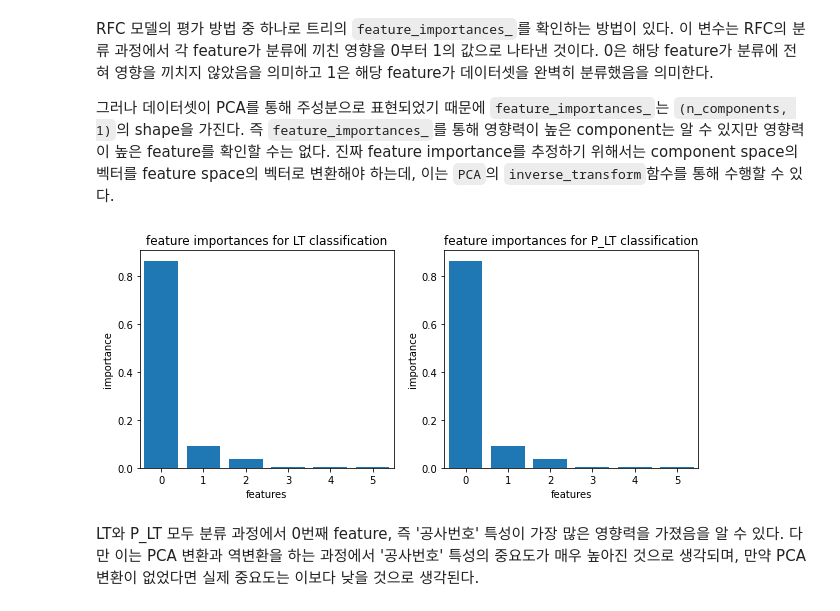
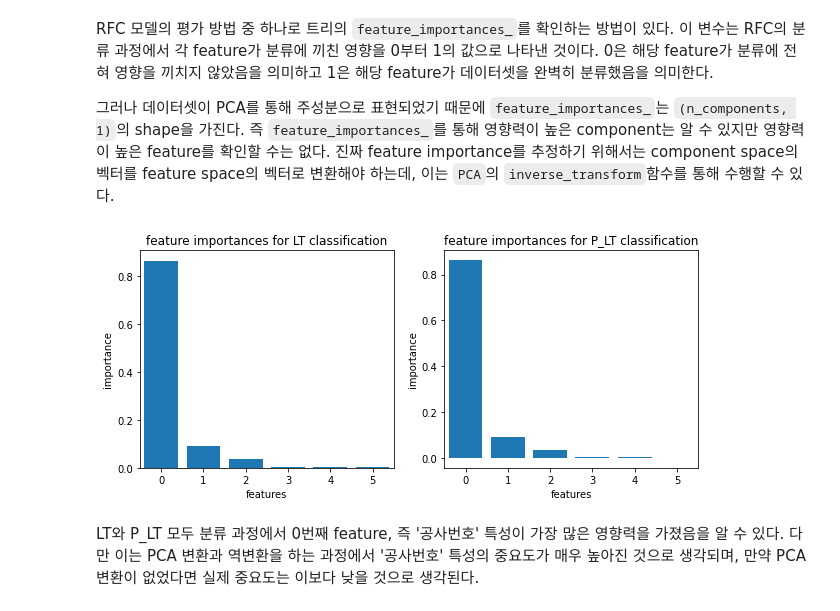
Before and after one commit to doyle34/SNU_SPM_ML, a Jupyter notebook: Assignment_2.ipynb, the cells around one changed output. Drawn from its saved outputs; the diff is of its cells as text; code cells hidden in the pictures.

````diff
--- a/Assignment_2.ipynb
+++ b/Assignment_2.ipynb
@@ -21,7 +28,7 @@ from sklearn.pipeline import Pipeline
 
 csv 파일을 읽고 ```pandas.DataFrame``` 형식으로 저장한다.
 # %%
-csv_pd = pd.read_csv('DSME_assembly.csv', delimiter=',')
+csv_pd = pd.read_csv('/content/SNU_SPM_ML/DSME_assembly.csv', delimiter=',')
 csv_pd.head()
 # %% [output]
 |  | Unnamed: 0 | 공사번호 | 블록 | 공정 | 블록타입 | 선종 | BLK_WT | BLK_LNTH | BLK_BDTH | BLK_HGHT | ... |
@@ -313,17 +318,17 @@
 # %%
 fig, axes = plt.subplots(1, 2, figsize=(10,4))
 
 for ax, pca, fi, label in zip(axes.ravel(), pcas, feature_importances ,['LT','P_LT']):
     feature_inv = pca.inverse_transform(fi)
-    ax.bar(range(len(feature_names)), LT_feature_inv / sum(LT_feature_inv))
+    ax.bar(range(len(feature_names)), feature_inv / sum(feature_inv))
     ax.set_title('feature importances for %s classification' % label)
     ax.set_xlabel('features')
     ax.set_ylabel('importance')
     ax.set_xlim(-0.5, 5.5)
 
 plt.show()
 # %% [output]
-[figure, old version]
+[figure, new version]
 # %% [markdown]
 LT와 P_LT 모두 분류 과정에서 0번째 feature, 즉 '공사번호' 특성이 가장 많은 영향력을 가졌음을 알 수 있다. 다만 이는 PCA 변환과 역변환을 하는 과정에서 '공사번호' 특성의 중요도가 매우 높아진 것으로 생각되며, 만약 PCA 변환이 없었다면 실제 중요도는 이보다 낮을 것으로 생각된다.
 # %% [markdown]
````
Also changed, not shown: parts of 6 cells of this notebook.
